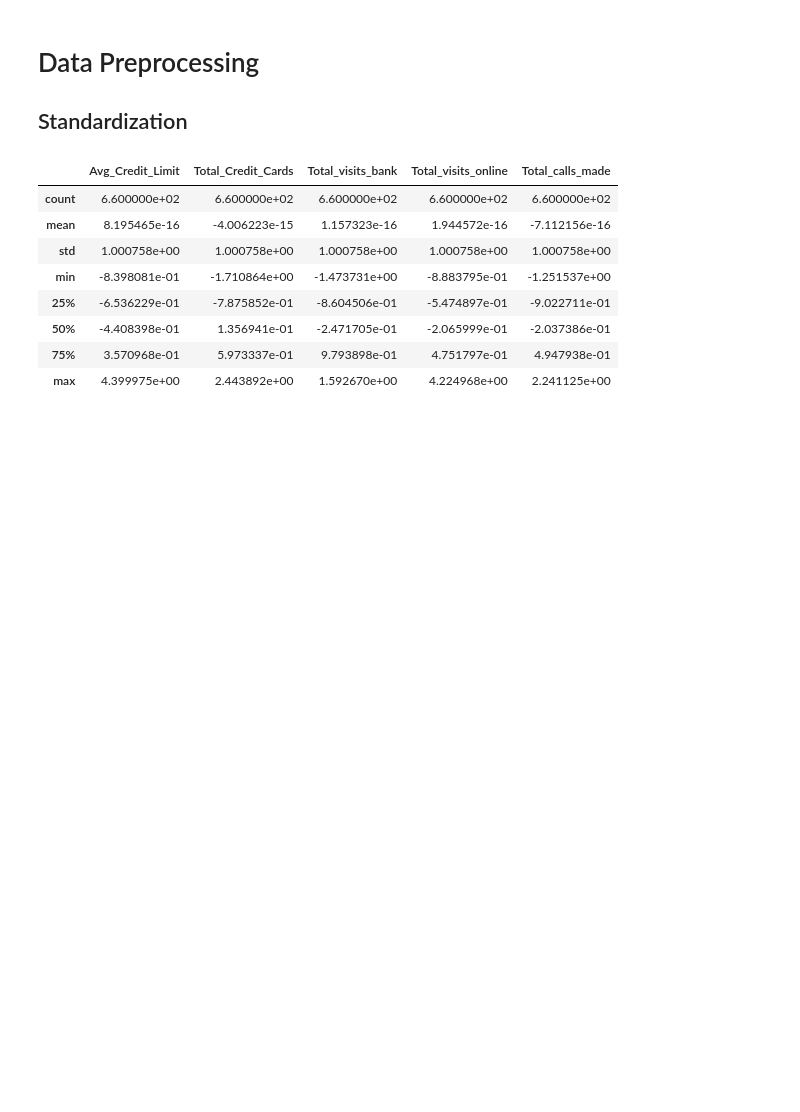
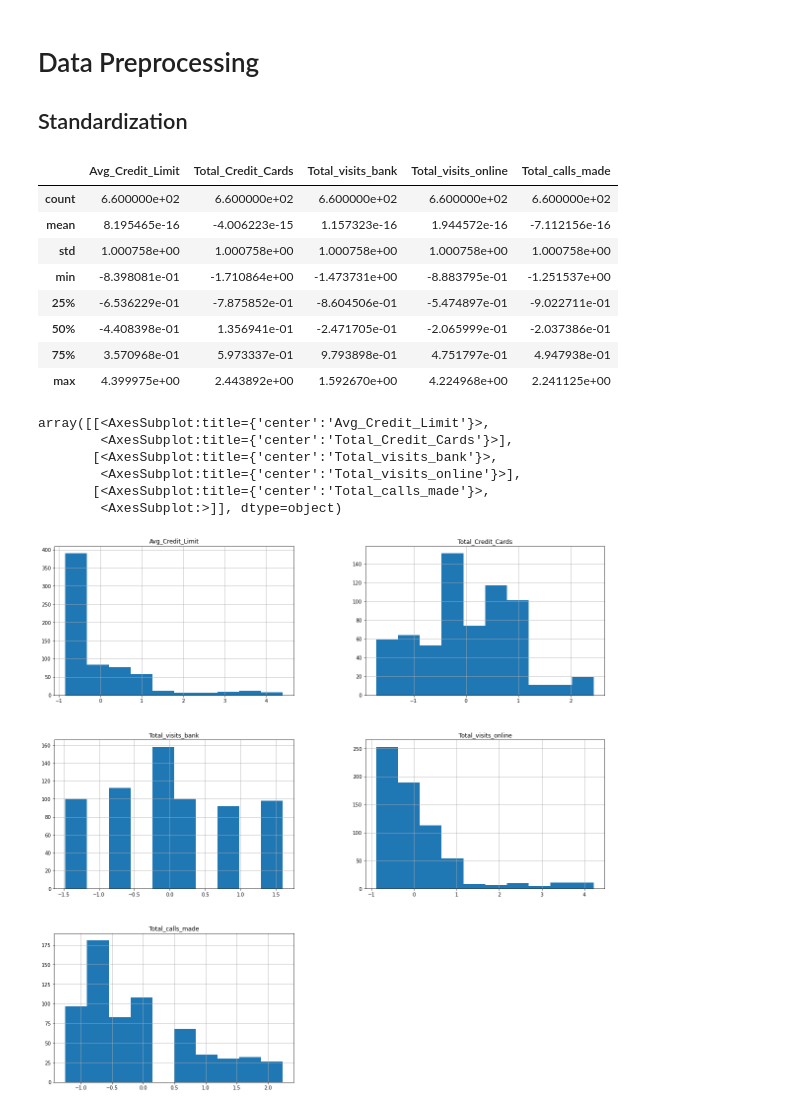
Before and after one commit to anovaYa/DA-Projects, a Jupyter notebook: credit-card-data/Credit Card Analytics.ipynb, the cells around one changed output. Saved outputs shown, nothing was run; the diff lists cells and outputs as text; code cells hidden in the pictures; blank space fills up the shorter version.

```diff
--- a/credit-card-data/Credit Card Analytics.ipynb
+++ b/credit-card-data/Credit Card Analytics.ipynb
@@ -90,4 +91,14 @@ scaledData.describe()
 | 50% | -4.408398e-01 | 1.356941e-01 | -2.471705e-01 | -2.065999e-01 | -2.037386e-01 |
 | 75% | 3.570968e-01 | 5.973337e-01 | 9.793898e-01 | 4.751797e-01 | 4.947938e-01 |
 | max | 4.399975e+00 | 2.443892e+00 | 1.592670e+00 | 4.224968e+00 | 2.241125e+00 |
+# %%
+scaledData.hist(figsize=(20, 20))
+# %% [output]
+array([[<AxesSubplot:title={'center':'Avg_Credit_Limit'}>,
+        <AxesSubplot:title={'center':'Total_Credit_Cards'}>],
+       [<AxesSubplot:title={'center':'Total_visits_bank'}>,
+        <AxesSubplot:title={'center':'Total_visits_online'}>],
+       [<AxesSubplot:title={'center':'Total_calls_made'}>,
+        <AxesSubplot:>]], dtype=object)
+[figure, added]
 # %%
```
Also changed, not shown: parts of 15 cells of this notebook.
